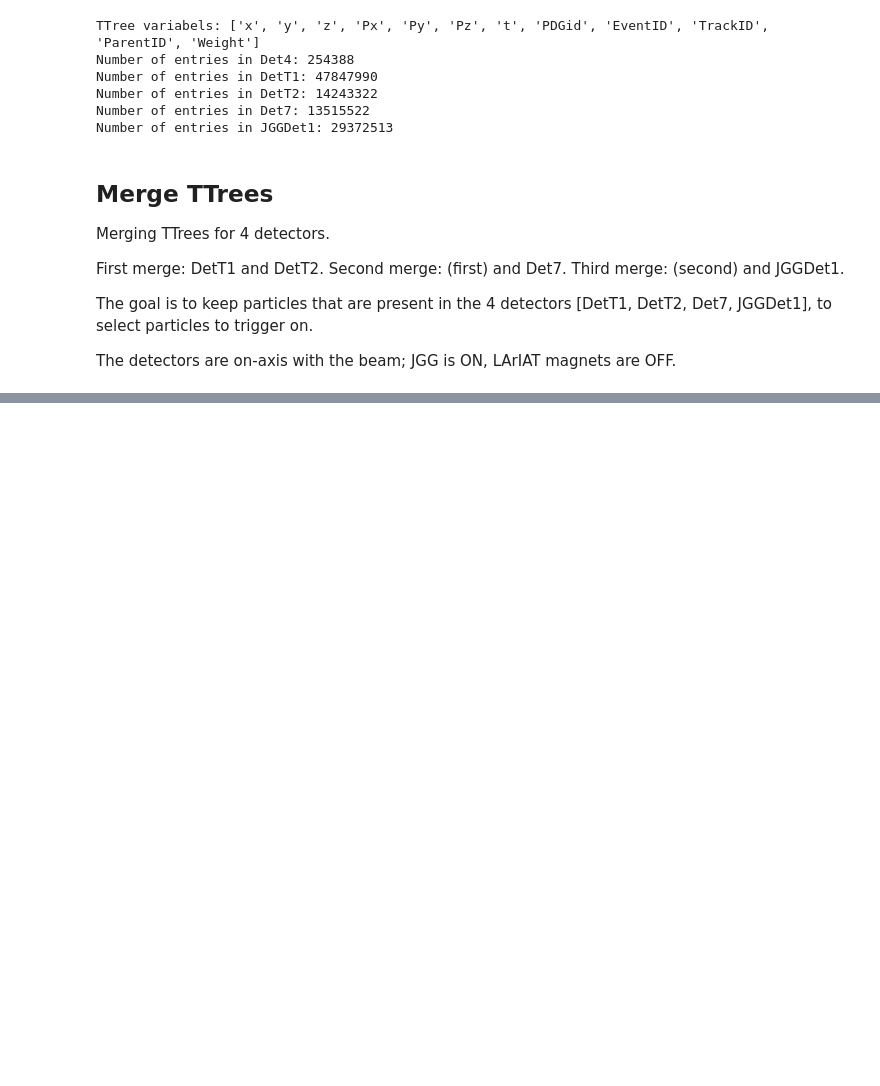
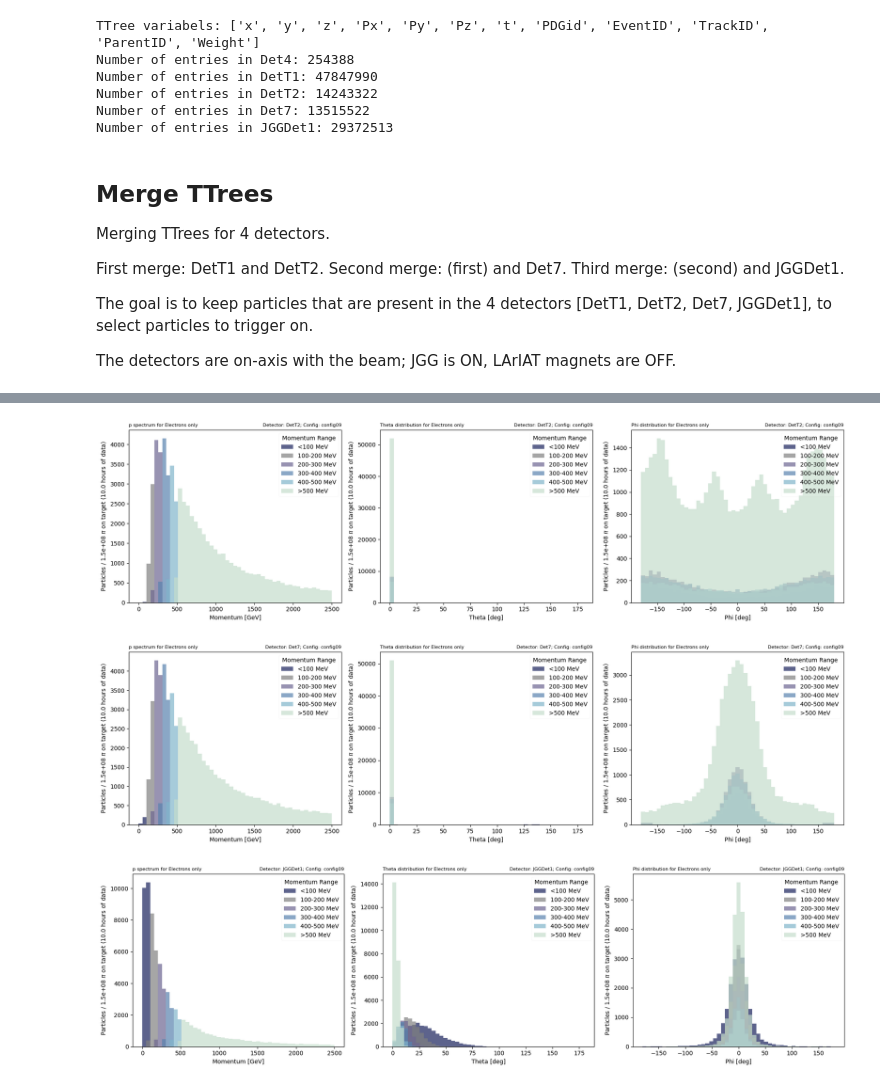
Before and after one commit to ArCS-FNAL/beamline, a Jupyter notebook: Analysis/BeamlineAna-G4BLSimple_Task1.ipynb, the cells around one changed output, grey strips where cells are left out. Saved outputs shown, nothing was run; the diff lists cells and outputs as text; code cells hidden in the pictures; blank space fills up the shorter version.

Commit message:
Update on Analysis: adding spectra for electrons only

```diff
--- a/Analysis/BeamlineAna-G4BLSimple_Task1.ipynb
+++ b/Analysis/BeamlineAna-G4BLSimple_Task1.ipynb
@@ -349,0 +365,77 @@ for det in ['DetT2', 'Det7', 'JGGDet1']:
+# %%
+for det in ['DetT2', 'Det7', 'JGGDet1']:
+
+    fig, ax = plt.subplots(ncols=3, nrows=1, figsize=(18, 5))
+
+    # Define momentum ranges and labels
+    momentum_ranges = [(0, 100), (100, 200), (200, 300), (300, 400), (400, 500), (500, np.inf)]
+    momentum_labels = ['<100 MeV', '100-200 MeV', '200-300 MeV', '300-400 MeV', '400-500 MeV', '>500 MeV']
+
+    # Define axes for the histograms
+    x_axis = {'p': 'Momentum [GeV]', 'theta': 'Theta [deg]', 'phi': 'Phi [deg]'}
+    x_bins = {'p': np.linspace(0, 2500, 50), 'theta': np.linspace(0, 180, 50), 'phi': np.linspace(-180, 180, 50)}
+
+    # Filter data for pdgid = 11
+    df_electrons = df[df['PDGid'] == 11]
+
+    # Get values and labels for the selected detector and variable
+    values, labels = get_values_labels(df_electrons, det, 'p', p_cut = 0)
+    phi_values, _ = get_values_labels(df_electrons, det, 'phi', p_cut = 0)
+    theta_values, _ = get_values_labels(df_electrons, det, 'theta', p_cut = 0)
+
+    # Flatten the array of arrays, ignoring empty arrays
+    flattened_values = np.concatenate([v for v in values if v.size > 0], axis=None)
+    flattened_values = np.array(flattened_values, dtype=float)
+
+    # Flatten theta values similarly
+    flattened_theta_values = np.concatenate([v for v in theta_values if v.size > 0], axis=None)
+    flattened_theta_values = np.array(flattened_theta_values, dtype=float)
+
+    # Flatten phi values similarly
+    flattened_phi_values = np.concatenate([v for v in phi_values if v.size > 0], axis=None)
+    flattened_phi_values = np.array(flattened_phi_values, dtype=float)
+
+    # Create stacked histograms for momentum ranges in the first subplot
+    for i, ((low, high), label) in enumerate(zip(momentum_ranges, momentum_labels)):
+        # Filter p values based on the current momentum range
+        mask = (flattened_values >= low) & (flattened_values < high)
+        filtered_values = flattened_values[mask]
+
+        # Plot histograms for each momentum range
+        ax[0].hist(filtered_values, bins=x_bins['p'], label=label, color=colors[i], alpha=0.7, histtype='stepfilled')
+
+        # Filter theta values for the same momentum range
+        filtered_theta_values = flattened_theta_values[mask]
+        ax[1].hist(filtered_theta_values, bins=x_bins['theta'], label=label, color=colors[i], alpha=0.7, histtype='stepfilled')
+
+        # Filter phi values for the same momentum range
+        filtered_phi_values = flattened_phi_values[mask]
+        ax[2].hist(filtered_phi_values, bins=x_bins['phi'], label=label, color=colors[i], alpha=0.7, histtype='stepfilled')
+
+
+
+    ax[0].set_xlabel(x_axis['p'])
+    ax[0].set_ylabel(f'Particles / {n_pions:.1e} ' + r'$\pi$' + f' on target ({n_hours} hours of data)')
+    ax[0].set_title(f'Detector: {det}; Config: {config}', loc='right', fontsize=8)
+    ax[0].set_title(f'p spectrum for Electrons only', loc='left', fontsize=8)
+    ax[0].legend(title='Momentum Range', loc='upper right', framealpha=0.1)
+
+    ax[1].set_xlabel(x_axis['theta'])
+    ax[1].set_ylabel(f'Particles / {n_pions:.1e} ' + r'$\pi$' + f' on target ({n_hours} hours of data)')
+    ax[1].set_title(f'Detector: {det}; Config: {config}', loc='right', fontsize=8)
+    ax[1].set_title(f'Theta distribution for Electrons only', loc='left', fontsize=8)
+    ax[1].legend(title='Momentum Range', loc='upper right', framealpha=0.1)
+
+    ax[2].set_xlabel(x_axis['phi'])
+    ax[2].set_ylabel(f'Particles / {n_pions:.1e} ' + r'$\pi$' + f' on target ({n_hours} hours of data)')
+    ax[2].set_title(f'Detector: {det}; Config: {config}', loc='right', fontsize=8)
+    ax[2].set_title(f'Phi distribution for Electrons only', loc='left', fontsize=8)
+    ax[2].legend(title='Momentum Range', loc='upper right', framealpha=0.1)
+
+    plt.tight_layout()
+    plt.savefig(_save_dir + f'spectra_g4blsimpleT_df_{config}_det{det}.jpg')
+    plt.show()
+# %% [output]
+[figure, added]
+[figure, added]
+[figure, added]
```
Also changed, not shown: parts of 6 cells of this notebook.
